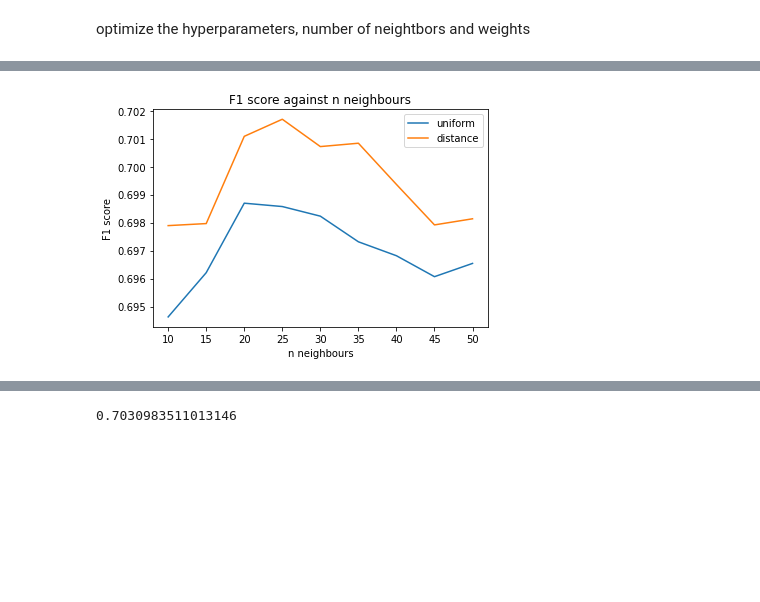
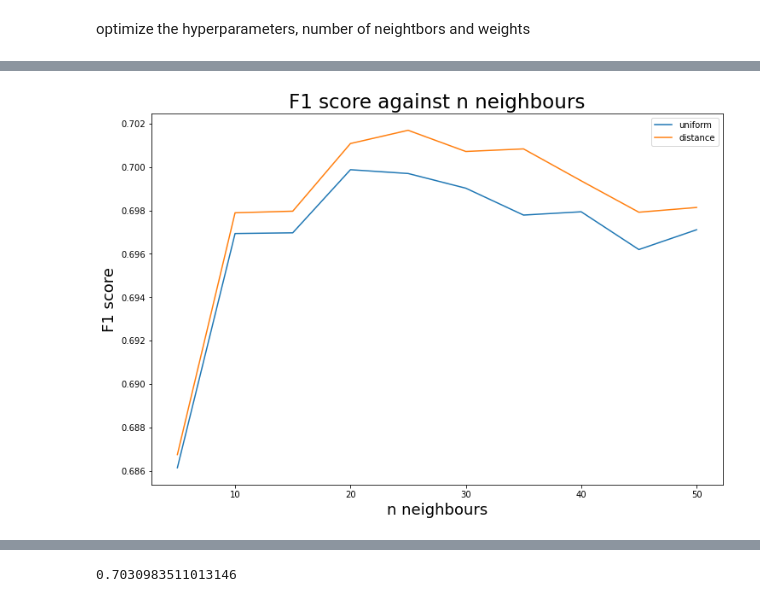
Before and after one commit to Turkeywobbling/ML-group-project, a Jupyter notebook: main.ipynb, the cells around one changed output, grey strips where cells are left out. Cells and saved outputs as stored; diff of their text form; code cells hidden in the pictures; blank space fills up the shorter version.

```diff
--- a/main.ipynb
+++ b/main.ipynb
@@ -119,7 +123,7 @@ looks like Temporal Integration is tyhe best feature
 optimize the hyperparameters, number of neightbors and weights
 # %%
 %%time
-ns = [10, 15, 20, 25, 30, 35, 40, 45, 50]
+ns = [5, 10, 15, 20, 25, 30, 35, 40, 45, 50]
 weights = ['uniform', 'distance']
 grid_search_stft = grid_search_cv(ti_X_train, y_train, ns, weights, 5)
 # %% [output]
@@ -127,18 +131,19 @@ Wall time: 4min 2s
 # %%
 # print the curve
+plt.figure(figsize=(12, 8))
 plt.plot(ns, list(grid_search_stft.values())[0], label=weights[0])
 plt.plot(ns, list(grid_search_stft.values())[1], label=weights[1])
-plt.title('F1 score against n neighbours')
-plt.xlabel('n neighbours')
-plt.ylabel('F1 score')
+plt.title('F1 score against n neighbours',fontsize=23)
+plt.xlabel('n neighbours',fontsize=18)
+plt.ylabel('F1 score',fontsize=18)
 plt.legend()
 plt.show()
 
 # locate the best parameter
 best_weight = max(grid_search_stft, key=lambda k: max(enumerate(grid_search_stft[k]), key=lambda x: x[1])[1])
 best_n = ns[max(enumerate(grid_search_stft[best_weight]), key=lambda x: x[1])[0]]
 max_result = max((max(lst) for lst in grid_search_stft.values()))
 
 print(f'the best result of stft when use {best_weight} for n is {best_n}, which is {max_result}')
 # %% [output]
-[figure, old version]
+[figure, new version]
```
Also changed, not shown: parts of 8 cells of this notebook.
